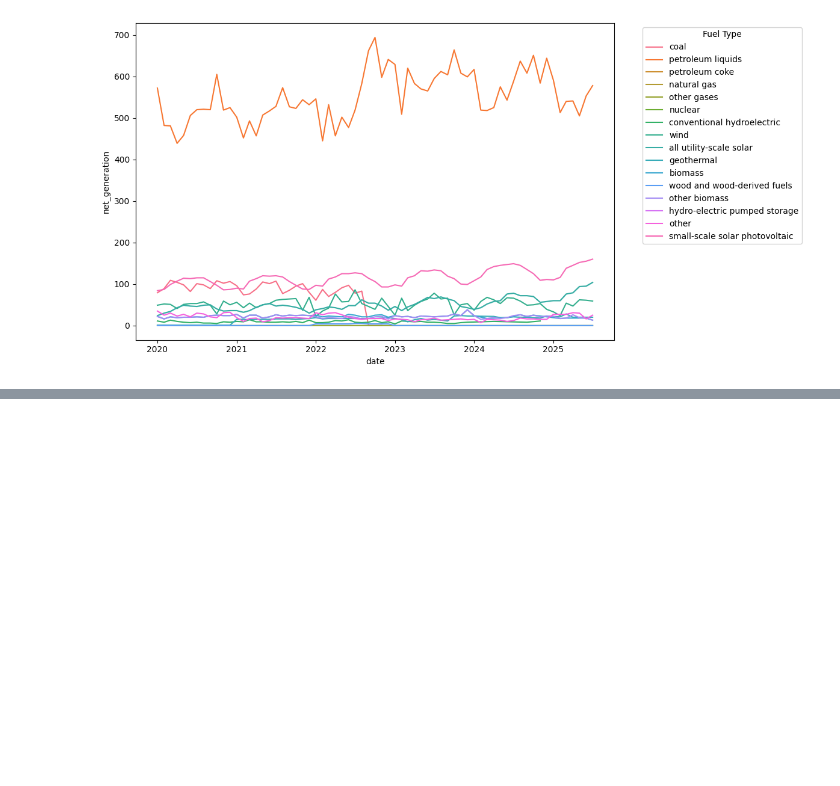
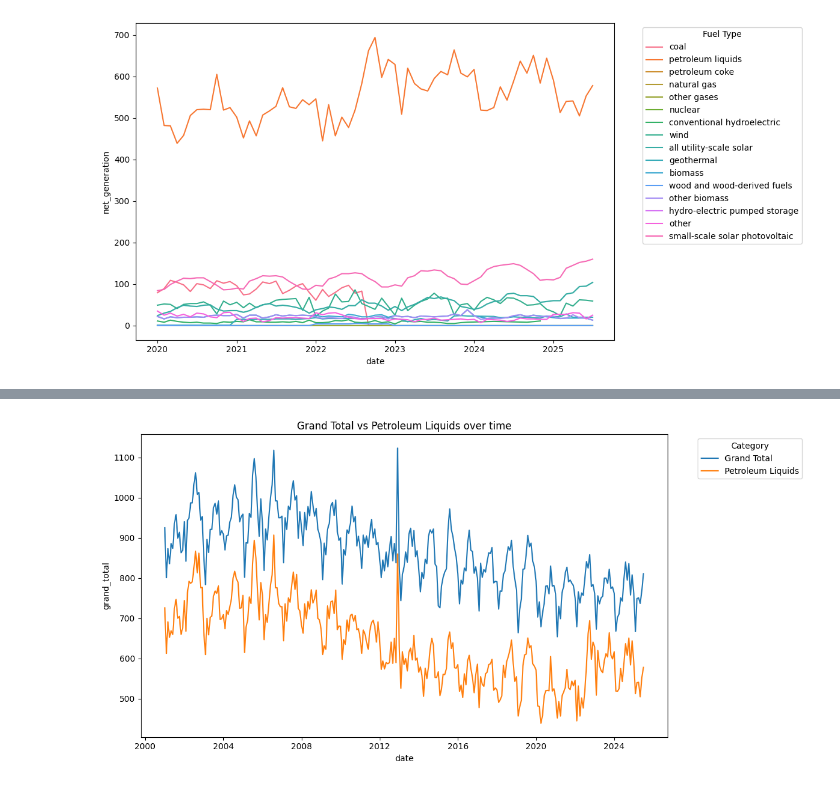
Before and after one commit to ashleyholen/Data-Science-Capstone, a Jupyter notebook: capstone.ipynb, the cells around one changed output, grey strips where cells are left out. Saved outputs shown, nothing was run; the diff lists cells and outputs as text; code cells hidden in the pictures; blank space fills up the shorter version.

```diff
--- a/capstone.ipynb
+++ b/capstone.ipynb
@@ -266,0 +281,16 @@ plt.show()
+# %%
+# Filter to only the relevant fuel types
+mask = tidy_df["fuel_type"].isin(["total solar", "all fuels (utility-scale)"])
+
+# Group by date and sum the net_generation for those two fuel types
+grand_totals = (
+    tidy_df[mask]
+    .groupby("date", as_index=False)["net_generation"]
+    .sum()
+    .rename(columns={"net_generation": "grand_total"})
+)
+
+# Merge back to tidy_df so each row on the same date gets the total
+tidy_df = tidy_df.merge(grand_totals, on="date", how="left")
+
+tidy_df.head()
@@ -266,0 +313,3 @@ plt.show()
+# %%
+tidy_df_totals = tidy_df[["date", "grand_total"]].drop_duplicates().reset_index(drop=True)
+tidy_df_totals.head()
@@ -266,0 +323,20 @@ plt.show()
+# %%
+plt.figure(figsize=(12, 6))
+
+# Line for total generation
+sns.lineplot(data=tidy_df_totals, x="date", y="grand_total", label="Grand Total")
+
+# Line for petroleum liquids
+sns.lineplot(
+    data=tidy_df[tidy_df["fuel_type"] == "petroleum liquids"],
+    x="date",
+    y="net_generation",
+    label="Petroleum Liquids"
+)
+
+plt.legend(title="Category", bbox_to_anchor=(1.05, 1), loc="upper left")
+plt.title("Grand Total vs Petroleum Liquids over time")
+plt.tight_layout()
+plt.show()
+# %% [output]
+[figure, added]
```
Also changed, not shown: parts of 19 cells of this notebook.
